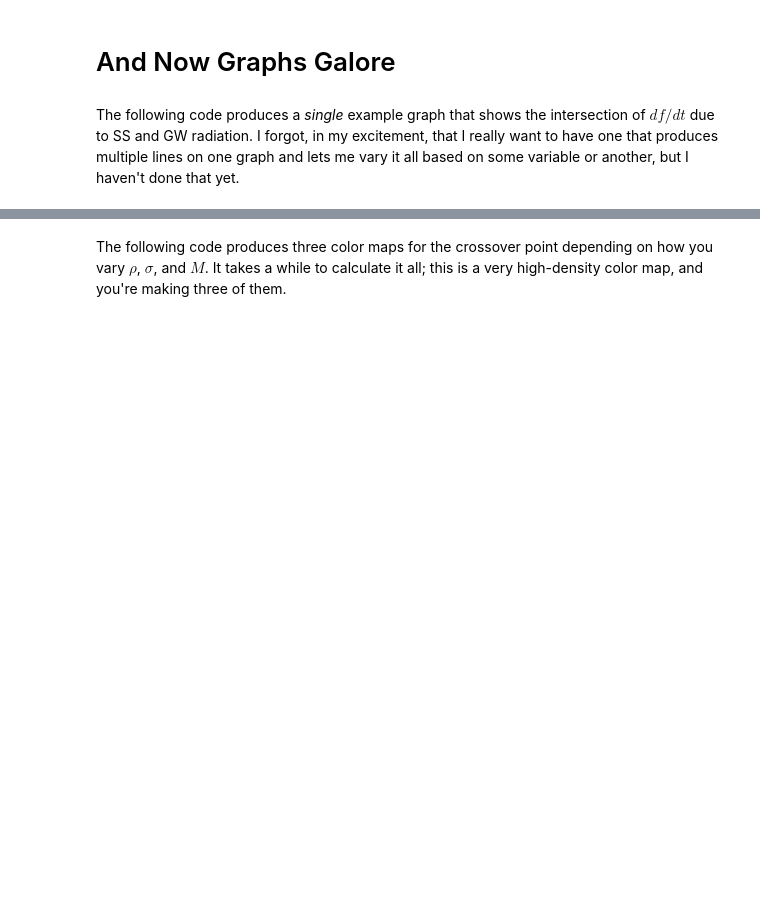
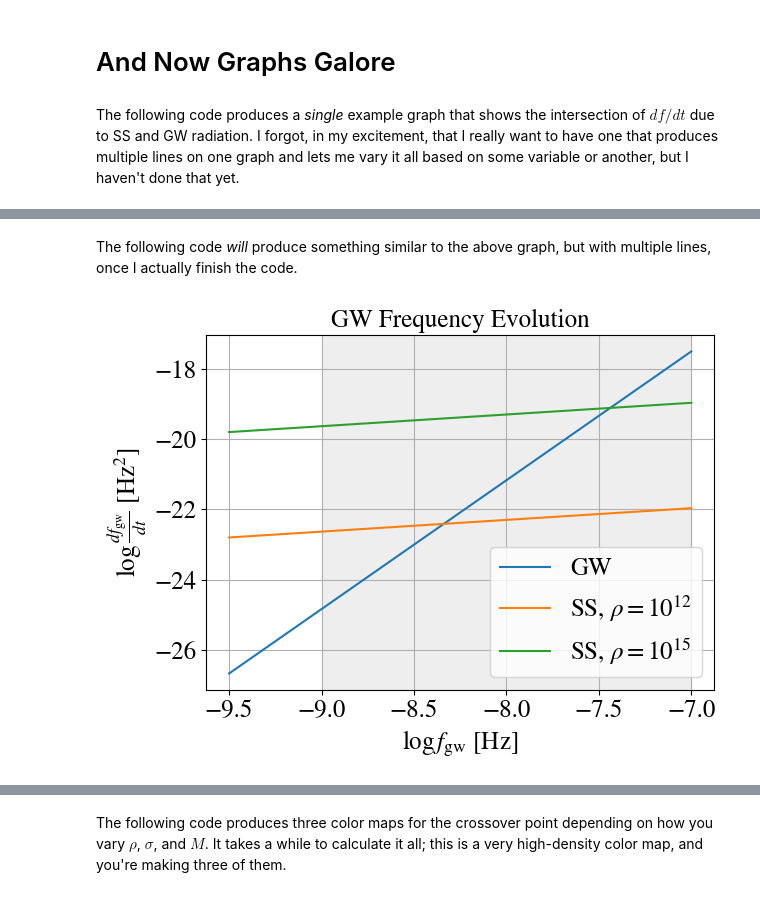
Before and after one commit to itsrainingsomewhere/smbhb-environments, a Jupyter notebook: Notebooks/StellarScatteringSesana_wAstropy.ipynb, the cells around one changed output, grey strips where cells are left out. Drawn from its saved outputs; the diff is of its cells as text; code cells hidden in the pictures; blank space fills up the shorter version.

Commit message:
updated stellar scattering notebook with some extra charts showing df/dt varied by mass and density

```diff
--- a/Notebooks/StellarScatteringSesana_wAstropy.ipynb
+++ b/Notebooks/StellarScatteringSesana_wAstropy.ipynb
@@ -166,0 +164,46 @@ plt.savefig("example.png", transparent = True)
+# %% [markdown]
+The following code *will* produce something similar to the above graph, but with multiple lines, once I actually finish the code.
+# %%
+testM = 1e9 * u.solMass
+testq = 1
+testSigma = 100 * u.km / u.s
+testRho = 1e12 * u.solMass / (u.kpc ** 3)
+
+bigRho = 1e15 * u.solMass / (u.kpc ** 3)
+
+testChirp = testM * (testq / (1 + testq) ** 2) ** (3/5)
+
+logFrequencies = np.linspace(-9.5, -7)
+
+logSSEvolutions = []
+for x in range(len(logFrequencies)):
+    logSSEvolutions.append(np.log10(ssFrequencyDerivative(testM, testSigma, testRho, (10 ** logFrequencies[x]) * u.Hz) * u.s**2) )
+
+#I think this is scaled wrong
+logGWEvolutions = []
+for x in range(len(logFrequencies)):
+    logGWEvolutions.append(utils.logGWFrequencyDerivative(testChirp.value, 10 ** logFrequencies[x]))
+
+otherSSEvolutions = []
+for x in range(len(logFrequencies)):
+    otherSSEvolutions.append(np.log10(ssFrequencyDerivative(testM, testSigma, bigRho, (10 ** logFrequencies[x]) * u.Hz) * u.s**2) )
+
+otherGWEvolutions = []
+for x in range(len(logFrequencies)):
+    otherGWEvolutions.append(utils.logGWFrequencyDerivative(testChirp.value, 10 ** logFrequencies[x]))
+
+plt.plot(logFrequencies, logGWEvolutions, label="GW")
+plt.plot(logFrequencies, logSSEvolutions, label=r"SS, $\rho = 10^{12}$")
+plt.plot(logFrequencies, otherSSEvolutions, label=r"SS, $\rho = 10^{15}$")
+#works totally fine, the issue is just plotting
+plt.xlabel(r"$\log f_{\text{gw}}$ [Hz]", fontsize = 18)
+plt.xticks(fontsize = 18)
+plt.yticks(fontsize = 18)
+plt.axvspan(-9, -7, color="#eeeeee")
+plt.ylabel(r"$\log \frac{df_{\text{gw}}}{dt}$ [Hz$^2$]", fontsize = 18) #or should this be Hz^2?
+plt.title("GW Frequency Evolution", fontsize = 18)
+plt.legend(fontsize = 18)
+plt.grid()
+plt.tight_layout()
+# %% [output]
+[figure, added]
```
Also changed, not shown: parts of 4 cells of this notebook.
